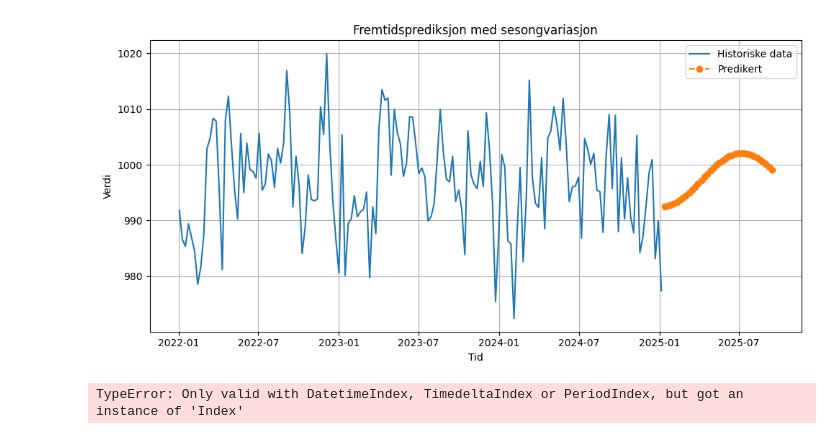
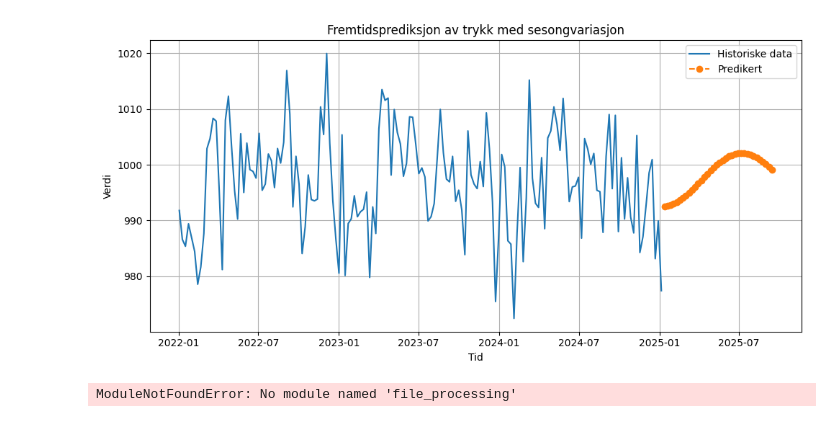
Before and after one commit to oysteike/miljodataAnalyse, a Jupyter notebook: notebooks/plot_prediction.ipynb, the cells around one changed output. Drawn from its saved outputs; the diff is of its cells as text; code cells hidden in the pictures.

Commit message:
Fikset på prediction og litt på file processing

```diff
--- a/notebooks/plot_prediction.ipynb
+++ b/notebooks/plot_prediction.ipynb
@@ -13,62 +70,55 @@ from predictions import predict_from_csv  # Importer funksjonen som gjør predik
 file_path = '../data/Pressure_data.csv'  # <- Filsti til CSV med målinger. Endre denne hvis du vil bruke en annen fil
 
 freq = 'W'             # <- Frekvens for aggregering. 'W' = ukentlig, 'MS' = månedlig. Passer med sesonglogikken i modellen
 periods = 36            # <- Antall fremtidige tidsperioder du vil forutsi
 historikk_start = '2022-01-01'  # <- Starttidspunkt for plottet av historiske data. Endre for å zoome inn på nyere data
 
 # -- Hent prediksjon og historiske data fra funksjonen --
-forecast_df, historical_df = predict_from_csv(file_path, freq=freq, periods=periods)
+target_datatype = 'max(surface_air_pressure P1D)'
+datatyper = ['max(surface_air_pressure P1D)']
+file_path = '../data/Pressure_data.csv'  # <- riktig fil
+
+forecast_df, historical_df = predict_from_csv(
+    filename=file_path,
+    freq=freq,
+    periods=periods,
+    target_datatype=target_datatype,
+    datatyper=datatyper
+)
+
+
 
 # -- Filtrer historiske data etter valgt startdato (for plottet) --
 # Denne linjen gjør at kun data etter "historikk_start" vises i grafen
 historical_df = historical_df[historical_df['referenceTimestamp'] >= pd.to_datetime(historikk_start)]
 
 # -- Plotting av data --
 plt.figure(figsize=(10, 5))  # <- Endre størrelsen her om du vil ha større eller mindre figur
 
 # Tegn historiske verdier
 plt.plot(historical_df['referenceTimestamp'], historical_df['historical_value'], label='Historiske data')
 
 # Tegn predikert fremtid
 plt.plot(forecast_df['timestamp'], forecast_df['predicted_value'],
          linestyle='--', marker='o', label='Predikert')
 
 # -- Tilpass aksene og utseendet --
-plt.title('Fremtidsprediksjon med sesongvariasjon')  # <- Endre tittel om du jobber med annet datasett
+plt.title('Fremtidsprediksjon av trykk med sesongvariasjon')  # <- Endre tittel om du jobber med annet datasett
 plt.xlabel('Tid')
 plt.ylabel('Verdi')
 plt.grid(True)
 plt.legend()
 plt.tight_layout()
 plt.show()
 # %% [output]
-[figure, old version]
+[figure, new version]
-# %%
-import sys
-import pandas as pd
-import matplotlib.pyplot as plt
-
-# -- Legg til sti til src-mappen for å kunne importere egen kode --
-sys.path.append('../src')
-from predictions import predict_from_csv  # Importer funksjonen som gjør prediksjon
-
-
-def calculate_annual_trend(df):
-    # Resampler dataene til årlig frekvens og beregner gjennomsnitt
-    annual_avg = df.resample('Y').mean()
-
-    # Legger til en kolonne for år
-    annual_avg['year'] = annual_avg.index.year
-
-    # Returnerer DataFrame med årsgjennomsnitt
-    return annual_avg
-
-calculate_annual_trend(historical_df)
-plt.plot(annual_avg['year'], annual_avg['value'], marker='o')
-plt.title('Årsgjennomsnitt')
-plt.xlabel('År')
-plt.ylabel('Gjennomsnittlig verdi')
-plt.grid()
-plt.show()
-# %% [output]
-TypeError: Only valid with DatetimeIndex, TimedeltaIndex or PeriodIndex, but got an instance of 'Index'
+# %%
+from file_processing import csv_reader
+
+data = csv_reader('../data/Pressure_data.csv', datatyper=['max(surface_air_pressure P1D)'])
+print("Antall tidsstempler:", len(data))
+
+for ts, målinger in list(data.items())[:5]:
+    print(ts, målinger.keys())
+# %% [output]
+ModuleNotFoundError: No module named 'file_processing'
```
Also changed, not shown: parts of 1 cell of this notebook, 3 other files.
